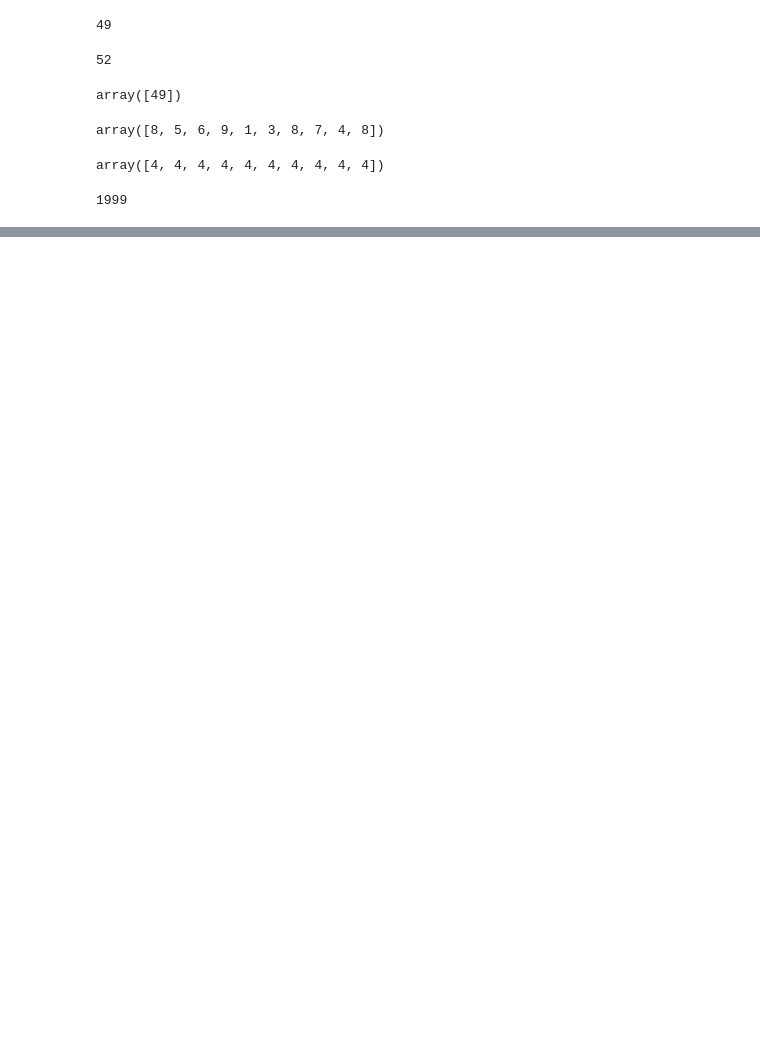
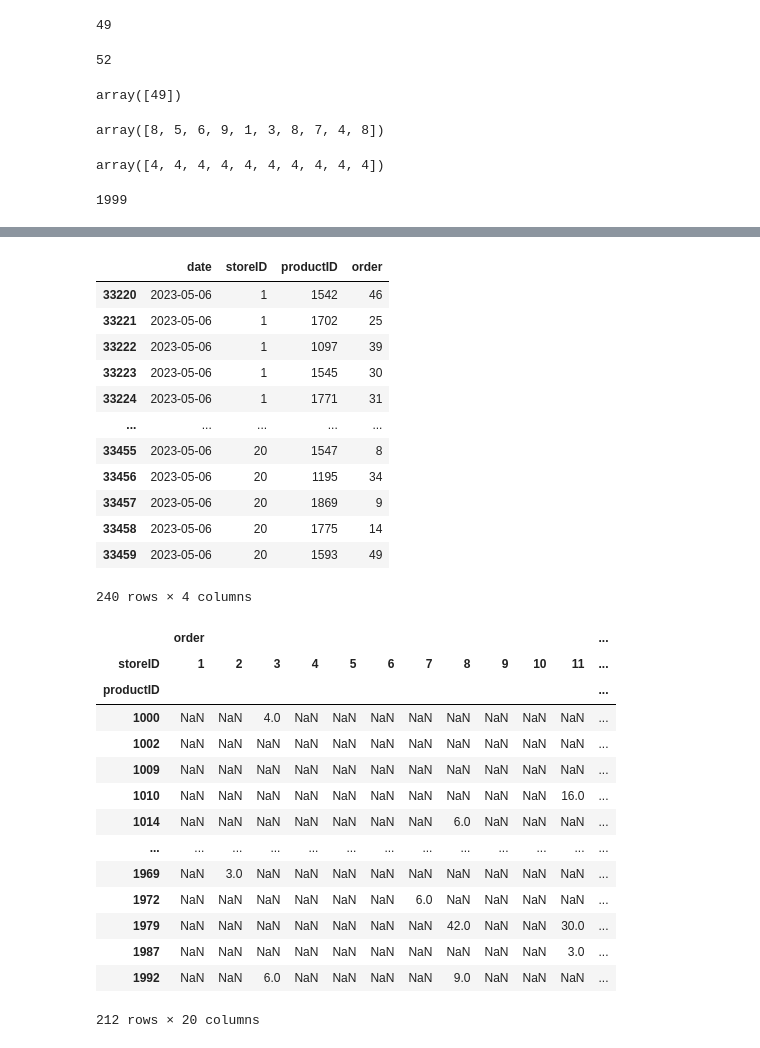
Before and after one commit to hirowgit/2A0_python_basic_course_ksp, a Jupyter notebook: ksp_novice_lec02.ipynb, the cells around one changed output, grey strips where cells are left out. Saved outputs shown, nothing was run; the diff lists cells and outputs as text; code cells hidden in the pictures; blank space fills up the shorter version.

```diff
--- a/ksp_novice_lec02.ipynb
+++ b/ksp_novice_lec02.ipynb
@@ -876,0 +1121,38 @@ productID[-1]
+# %%
+rfilename=os.path.join('dataH','2023orderMstore.csv')
+rfilename
+
+df_utf=pd.read_csv(rfilename,encoding='utf8')
+df_may06=df_utf.query('date=="2023-05-06"')
+display(df_may06)
+df_changed = df_may06.pivot_table(values=['order'], index=['productID'], columns=['storeID'], aggfunc='sum')
+display(df_changed)
+# %% [output]
+|  | date | storeID | productID | order |
+| 33220 | 2023-05-06 | 1 | 1542 | 46 |
+| 33221 | 2023-05-06 | 1 | 1702 | 25 |
+| 33222 | 2023-05-06 | 1 | 1097 | 39 |
+| 33223 | 2023-05-06 | 1 | 1545 | 30 |
+| 33224 | 2023-05-06 | 1 | 1771 | 31 |
+| ... | ... | ... | ... | ... |
+| 33455 | 2023-05-06 | 20 | 1547 | 8 |
+| 33456 | 2023-05-06 | 20 | 1195 | 34 |
+| 33457 | 2023-05-06 | 20 | 1869 | 9 |
+| 33458 | 2023-05-06 | 20 | 1775 | 14 |
+| 33459 | 2023-05-06 | 20 | 1593 | 49 |
+240 rows × 4 columns
+|  | order |  |  |  |  |  |  |  |  |  |  | ... |
+| storeID | 1 | 2 | 3 | 4 | 5 | 6 | 7 | 8 | 9 | 10 | 11 | ... |
+| productID |  |  |  |  |  |  |  |  |  |  |  | ... |
+| 1000 | NaN | NaN | 4.0 | NaN | NaN | NaN | NaN | NaN | NaN | NaN | NaN | ... |
+| 1002 | NaN | NaN | NaN | NaN | NaN | NaN | NaN | NaN | NaN | NaN | NaN | ... |
+| 1009 | NaN | NaN | NaN | NaN | NaN | NaN | NaN | NaN | NaN | NaN | NaN | ... |
+| 1010 | NaN | NaN | NaN | NaN | NaN | NaN | NaN | NaN | NaN | NaN | 16.0 | ... |
+| 1014 | NaN | NaN | NaN | NaN | NaN | NaN | NaN | 6.0 | NaN | NaN | NaN | ... |
+| ... | ... | ... | ... | ... | ... | ... | ... | ... | ... | ... | ... | ... |
+| 1969 | NaN | 3.0 | NaN | NaN | NaN | NaN | NaN | NaN | NaN | NaN | NaN | ... |
+| 1972 | NaN | NaN | NaN | NaN | NaN | NaN | 6.0 | NaN | NaN | NaN | NaN | ... |
+| 1979 | NaN | NaN | NaN | NaN | NaN | NaN | NaN | 42.0 | NaN | NaN | 30.0 | ... |
+| 1987 | NaN | NaN | NaN | NaN | NaN | NaN | NaN | NaN | NaN | NaN | 3.0 | ... |
+| 1992 | NaN | NaN | 6.0 | NaN | NaN | NaN | NaN | 9.0 | NaN | NaN | NaN | ... |
+212 rows × 20 columns
```
Also changed, not shown: parts of 9 cells of this notebook, 7 other files.
